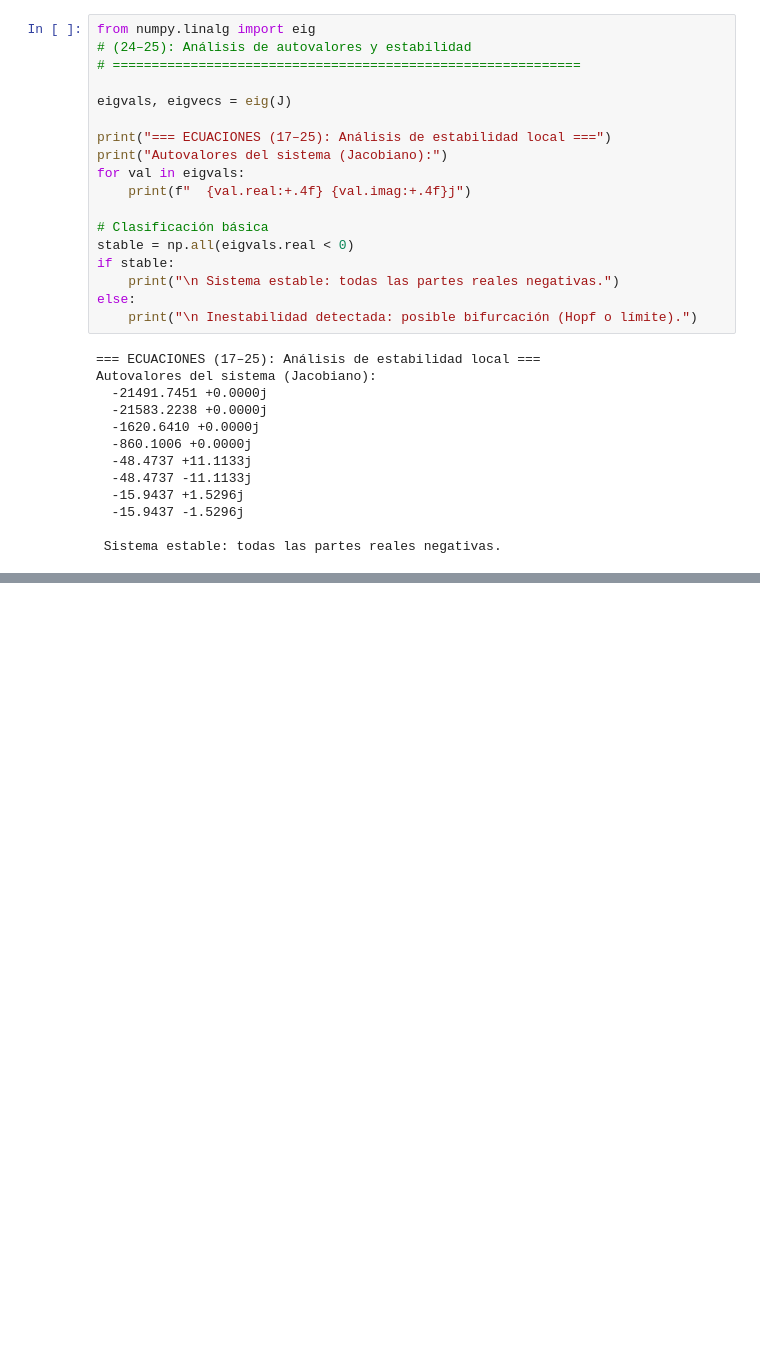
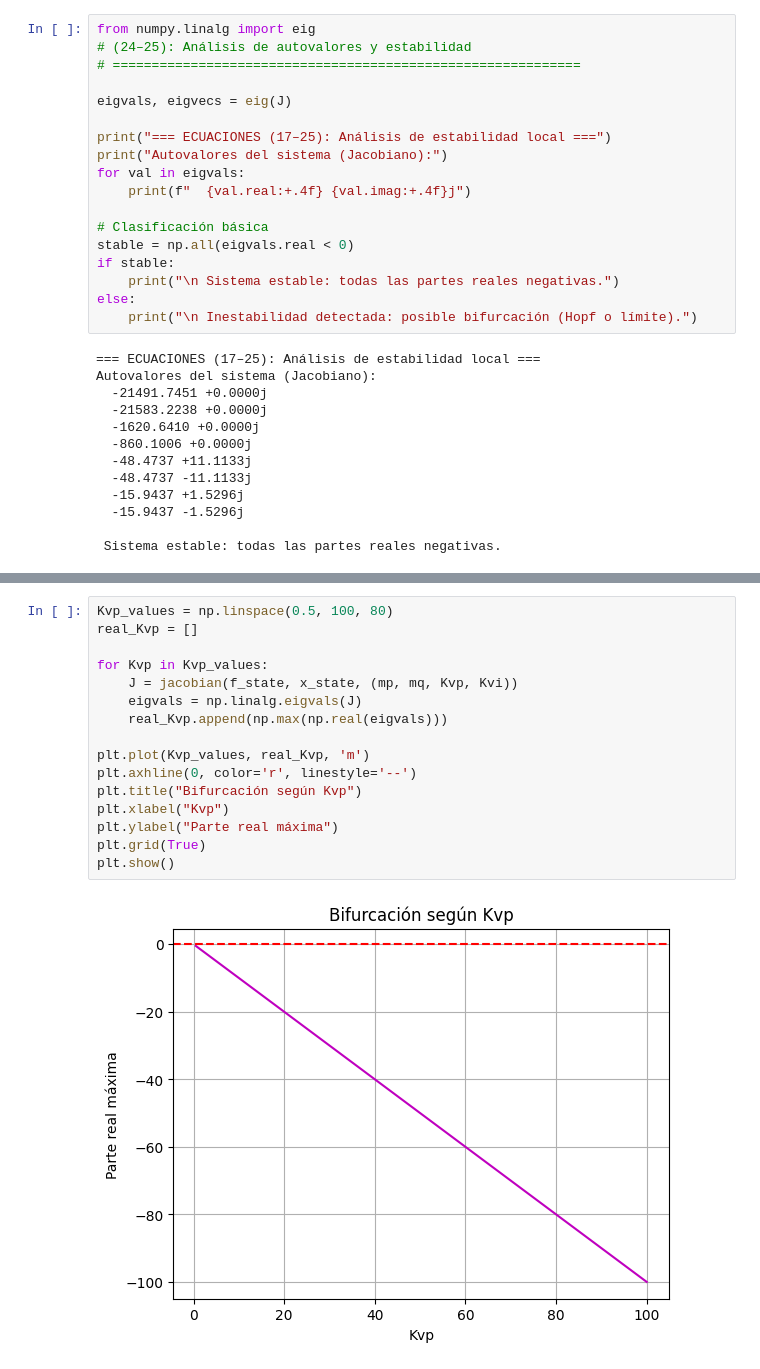
Before and after one commit to Isabela0929/Modelado-y-Simulaci-n, a Jupyter notebook: Bifurcation_analysis_of_the_islanded_micro_grid_with_constant_power_load_ILC.ipynb, the cells around one changed output, grey strips where cells are left out. Saved outputs shown, nothing was run; the diff lists cells and outputs as text; blank space fills up the shorter version.

```diff
--- a/Bifurcation_analysis_of_the_islanded_micro_grid_with_constant_power_load_ILC.ipynb
+++ b/Bifurcation_analysis_of_the_islanded_micro_grid_with_constant_power_load_ILC.ipynb
@@ -364,0 +404,18 @@ KeyError: 'R'
+# %%
+Kvp_values = np.linspace(0.5, 100, 80)
+real_Kvp = []
+
+for Kvp in Kvp_values:
+    J = jacobian(f_state, x_state, (mp, mq, Kvp, Kvi))
+    eigvals = np.linalg.eigvals(J)
+    real_Kvp.append(np.max(np.real(eigvals)))
+
+plt.plot(Kvp_values, real_Kvp, 'm')
+plt.axhline(0, color='r', linestyle='--')
+plt.title("Bifurcación según Kvp")
+plt.xlabel("Kvp")
+plt.ylabel("Parte real máxima")
+plt.grid(True)
+plt.show()
+# %% [output]
+[figure, added]
```
Also changed, not shown: parts of 6 cells of this notebook.
